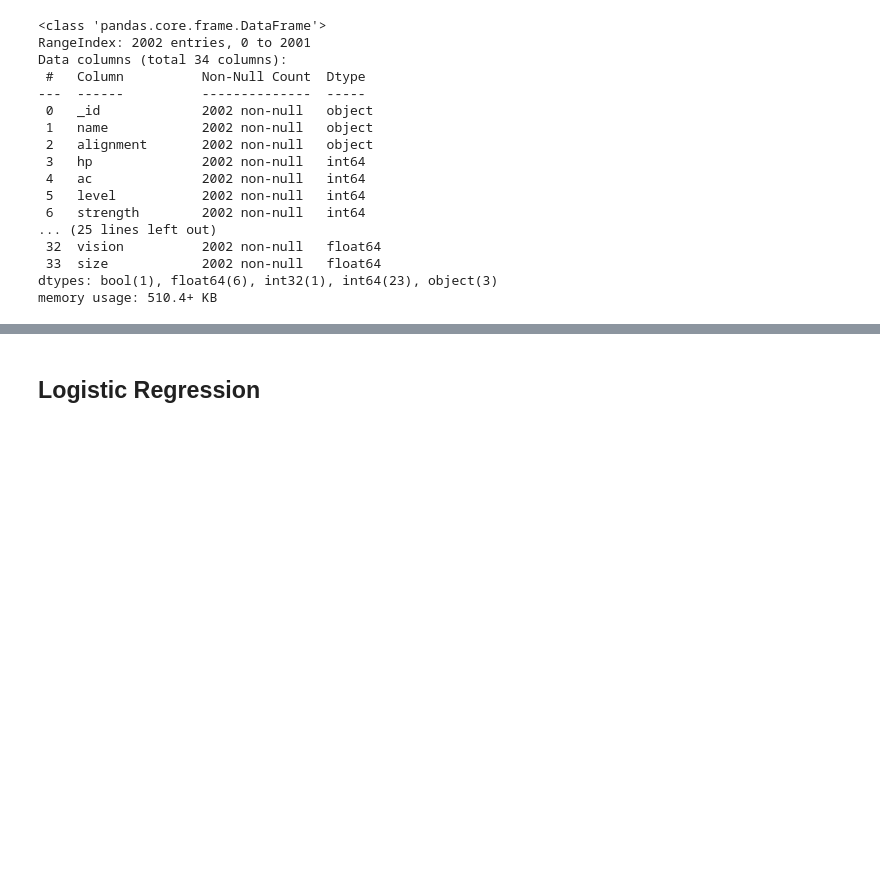
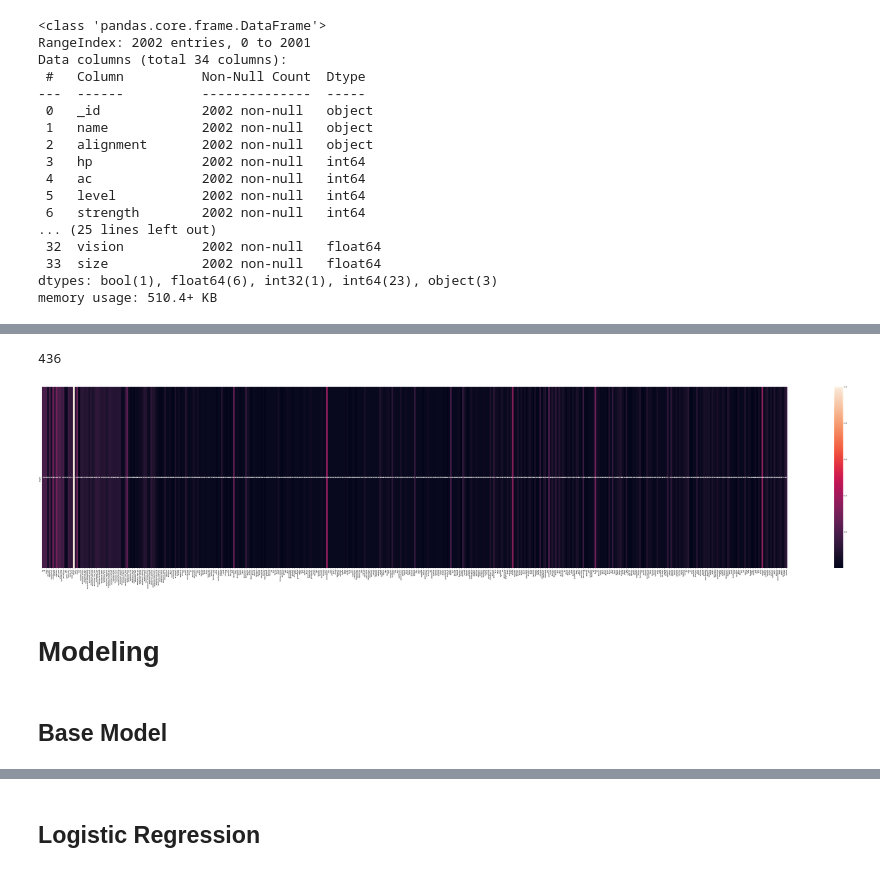
Before and after one commit to MusaAbbasi/Pathfinder_Creature_Classifier, a Jupyter notebook: EDA-Modeling.ipynb, the cells around one changed output, grey strips where cells are left out. Cells and saved outputs as stored; diff of their text form; code cells hidden in the pictures; blank space fills up the shorter version.

```diff
--- a/EDA-Modeling.ipynb
+++ b/EDA-Modeling.ipynb
@@ -170,0 +216,10 @@ memory usage: 510.4+ KB
+# %%
+df_res_weak = pd.read_csv("Data/res_weak.csv")
+df_skill = pd.read_csv('Data/df_skill.csv')
+df_trait = pd.read_csv('Data/df_trait.csv')
+# %%
+df_short = df.drop(columns = ['stealth',
+       'deception', 'intimidation', 'thievery', 'occultism', 'animal',
+       'humanoid', 'mindless', 'undead'])
+# %%
+df_too_big = pd.concat([df_short, df_res_weak, df_skill, df_trait], axis=1)
@@ -170,0 +230,14 @@ memory usage: 510.4+ KB
+# %%
+len(list(df_too_big.columns))
+# %% [output]
+436
+# %%
+corr_matrix = df_too_big.drop(columns = ['_id','name','alignment']).corr().abs().loc[['target'],:]
+plt.subplots(figsize=(100, 20))
+mask = np.zeros_like(corr_matrix)
+mask[np.triu_indices_from(mask)] = True
+sns.heatmap(corr_matrix, annot=True,)
+
+plt.show()
+# %% [output]
+[figure, added]
@@ -170,0 +248,4 @@ memory usage: 510.4+ KB
+# %% [markdown]
+# Modeling
+# %% [markdown]
+## Base Model
```
Also changed, not shown: parts of 121 cells of this notebook.
